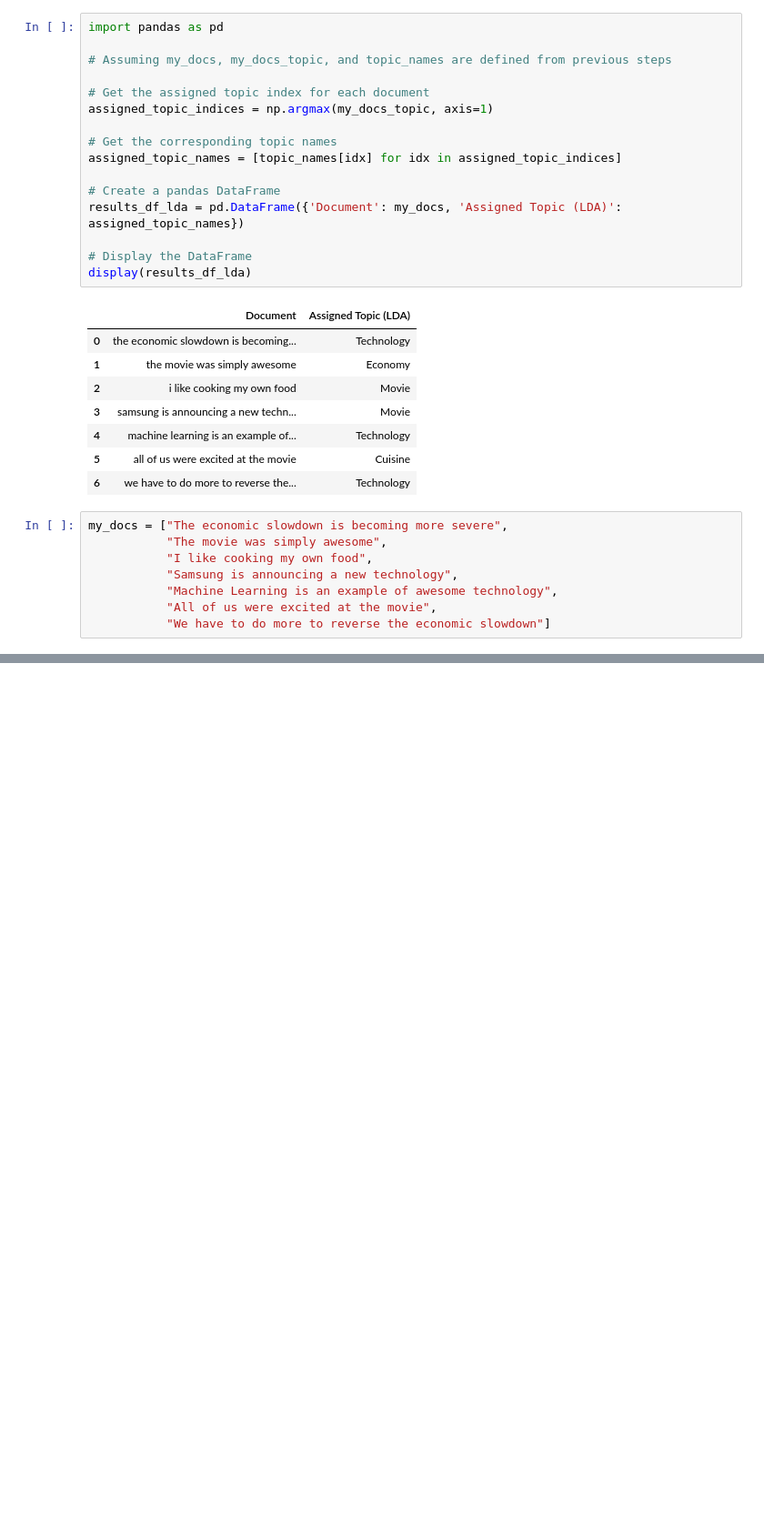
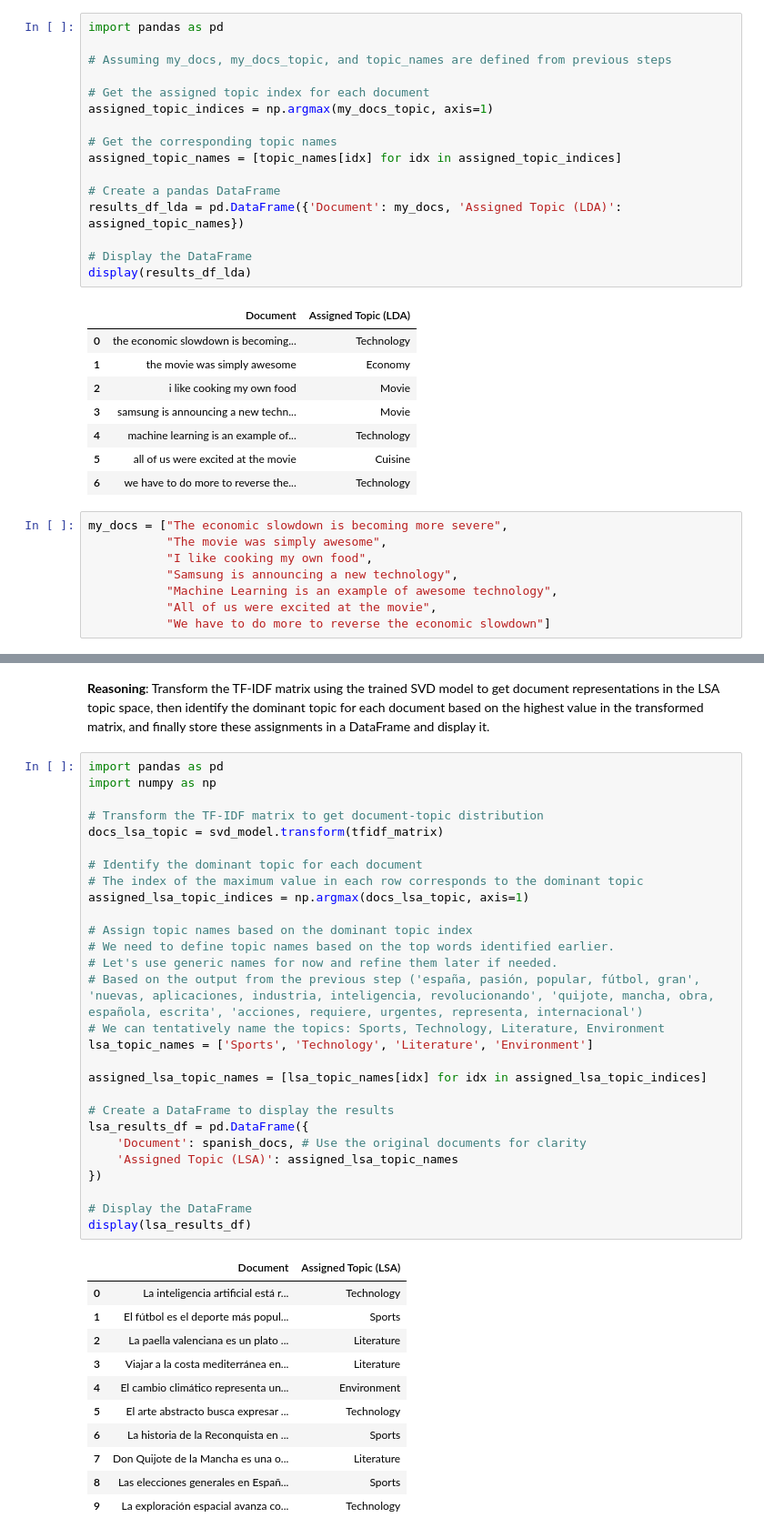
Before and after one commit to davidlealo/sic_ai_2025_sept, a Jupyter notebook: 4_pnl/clase_28.ipynb, the cells around one changed output, grey strips where cells are left out. Shown at 91% size. Saved outputs shown, nothing was run; the diff lists cells and outputs as text; blank space fills up the shorter version.

```diff
--- a/4_pnl/clase_28.ipynb
+++ b/4_pnl/clase_28.ipynb
@@ -723,0 +917,43 @@ my_docs = ["The economic slowdown is becoming more severe",
+# %% [markdown]
+**Reasoning**:
+Transform the TF-IDF matrix using the trained SVD model to get document representations in the LSA topic space, then identify the dominant topic for each document based on the highest value in the transformed matrix, and finally store these assignments in a DataFrame and display it.
+# %%
+import pandas as pd
+import numpy as np
+
+# Transform the TF-IDF matrix to get document-topic distribution
+docs_lsa_topic = svd_model.transform(tfidf_matrix)
+
+# Identify the dominant topic for each document
+# The index of the maximum value in each row corresponds to the dominant topic
+assigned_lsa_topic_indices = np.argmax(docs_lsa_topic, axis=1)
+
+# Assign topic names based on the dominant topic index
+# We need to define topic names based on the top words identified earlier.
+# Let's use generic names for now and refine them later if needed.
+# Based on the output from the previous step ('españa, pasión, popular, fútbol, gran', 'nuevas, aplicaciones, industria, inteligencia, revolucionando', 'quijote, mancha, obra, española, escrita', 'acciones, requiere, urgentes, representa, internacional')
+# We can tentatively name the topics: Sports, Technology, Literature, Environment
+lsa_topic_names = ['Sports', 'Technology', 'Literature', 'Environment']
+
+assigned_lsa_topic_names = [lsa_topic_names[idx] for idx in assigned_lsa_topic_indices]
+
+# Create a DataFrame to display the results
+lsa_results_df = pd.DataFrame({
+    'Document': spanish_docs, # Use the original documents for clarity
+    'Assigned Topic (LSA)': assigned_lsa_topic_names
+})
+
+# Display the DataFrame
+display(lsa_results_df)
+# %% [output]
+|  | Document | Assigned Topic (LSA) |
+| 0 | La inteligencia artificial está r... | Technology |
+| 1 | El fútbol es el deporte más popul... | Sports |
+| 2 | La paella valenciana es un plato ... | Literature |
+| 3 | Viajar a la costa mediterránea en... | Literature |
+| 4 | El cambio climático representa un... | Environment |
+| 5 | El arte abstracto busca expresar ... | Technology |
+| 6 | La historia de la Reconquista en ... | Sports |
+| 7 | Don Quijote de la Mancha es una o... | Literature |
+| 8 | Las elecciones generales en Españ... | Sports |
+| 9 | La exploración espacial avanza co... | Technology |
```
Also changed, not shown: parts of 60 cells of this notebook.
